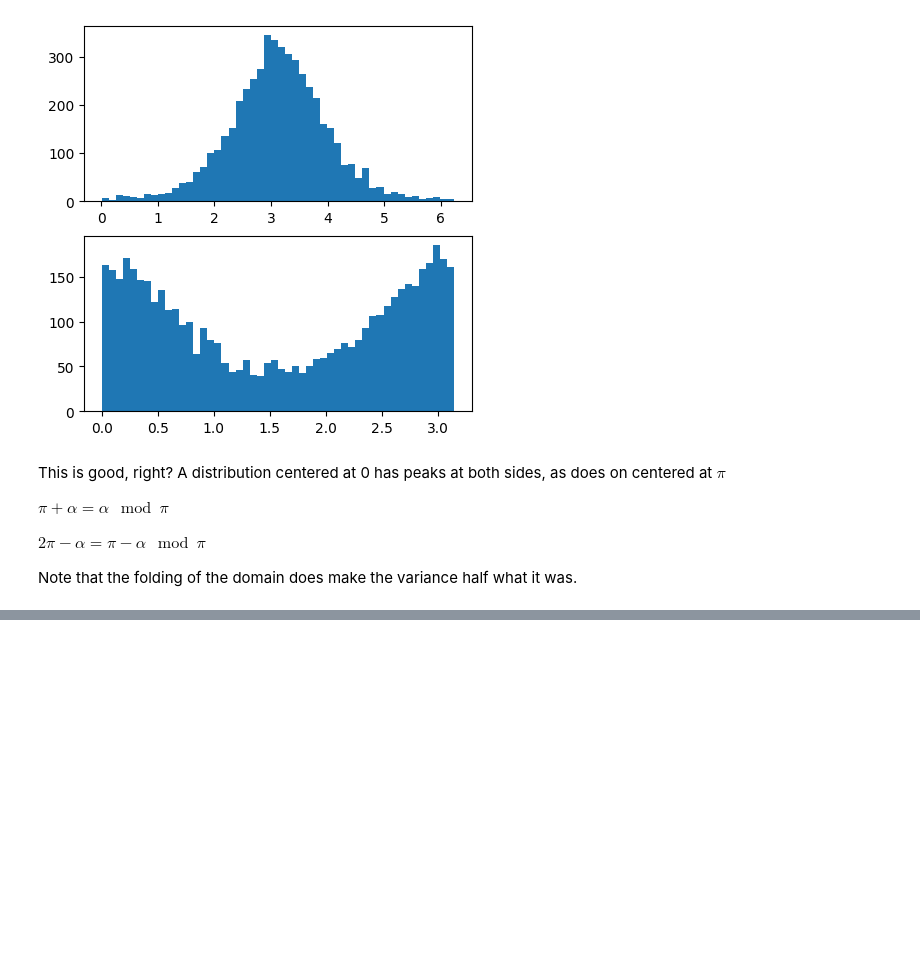
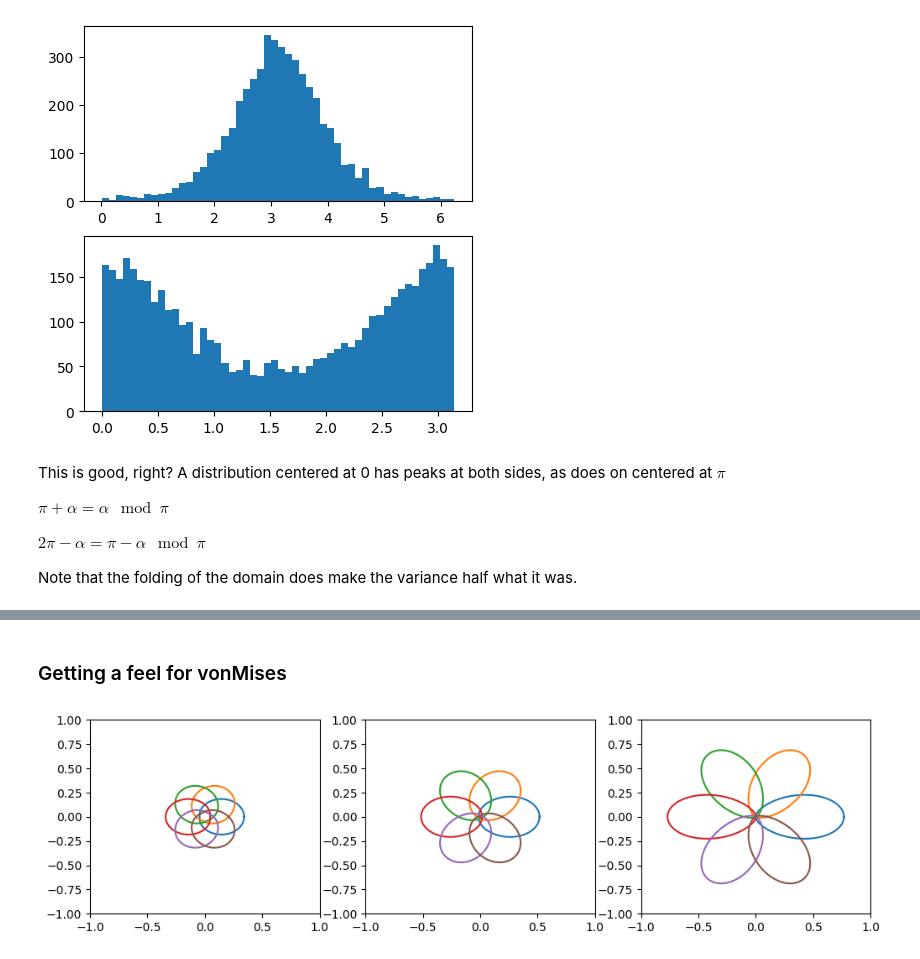
Before and after one commit to lrast/angleFinetuning, a Jupyter notebook: datageneration/visualization.ipynb, the cells around one changed output, grey strips where cells are left out. Saved outputs shown, nothing was run; the diff lists cells and outputs as text; code cells hidden in the pictures; blank space fills up the shorter version.

```diff
--- a/datageneration/visualization.ipynb
+++ b/datageneration/visualization.ipynb
@@ -191,0 +198,23 @@ Note that the folding of the domain does make the variance half what it was.
+# %% [markdown]
+### Getting a feel for vonMises
+# %%
+from scipy.stats import vonmises
+
+thetas = np.linspace(0, 2*np.pi, 2000)
+
+figsize( 12, 3)
+plt.subplots(1,3)
+
+for i, kappa in enumerate([1, 2, 4]):
+    plt.subplot(1,3,i+1)
+    for mean in np.linspace(0,2,7)[:-1]:
+        pdf = vonmises(kappa, mean*np.pi).pdf(thetas)
+        xs = pdf*np.cos(thetas)
+        ys = pdf*np.sin(thetas)
+
+        plt.plot(xs, ys)
+
+        plt.xlim([-1,1])
+        plt.ylim([-1,1])
+# %% [output]
+[figure, added]
```
Also changed, not shown: parts of 12 cells of this notebook, 5 other files.
